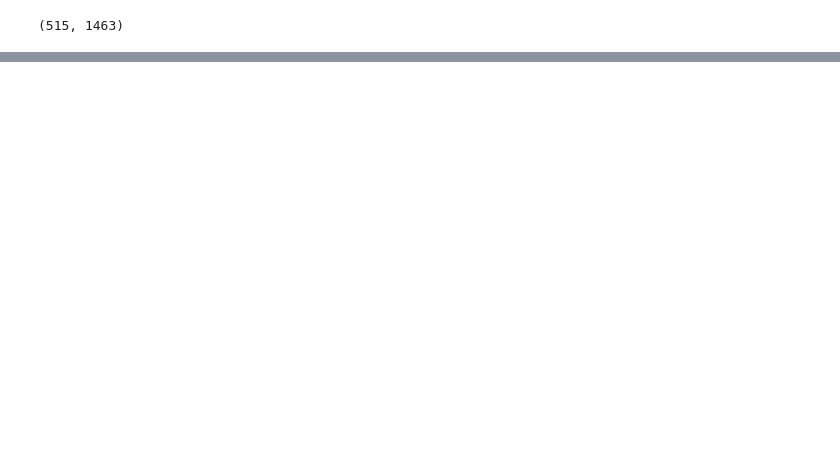
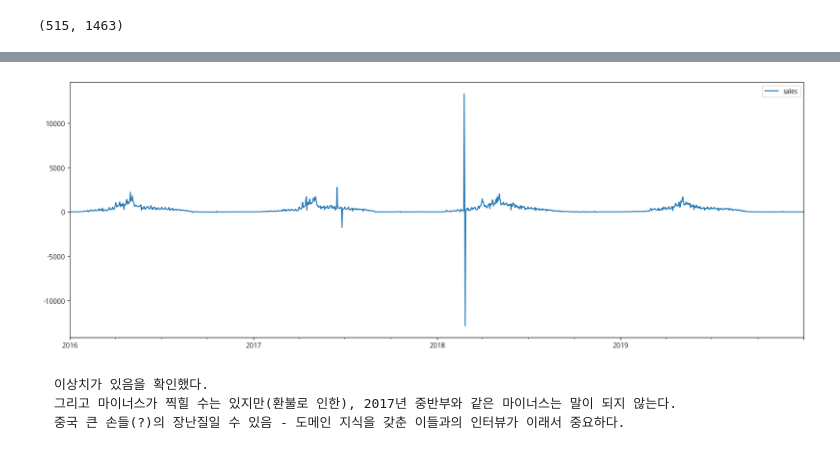
Before and after one commit to RJ-Stony/ML_protfoilo, a Jupyter notebook: 1. 의류 판매량 예측 모델링/1. 의류 판매량 예측 모델링.ipynb, the cells around one changed output, grey strips where cells are left out. Drawn from its saved outputs; the diff is of its cells as text; code cells hidden in the pictures; blank space fills up the shorter version.

Commit message:
add: data preprocessing and exploratory data analysis

```diff
--- a/1. 의류 판매량 예측 모델링/1. 의류 판매량 예측 모델링.ipynb
+++ b/1. 의류 판매량 예측 모델링/1. 의류 판매량 예측 모델링.ipynb
@@ -122,0 +173,3 @@ df.shape
+# %%
+df = pd.read_excel('Data/WEAR_TS_ALL.xlsx')
+df
@@ -122,0 +220,8 @@ df.shape
+# %%
+# 국내와 해외는 특성 차이로 인해 동시에 모델링 불가하기에 국내 데이터만 필터링
+df = df[df['TYPE'] == '국내']
+df.drop('TYPE', axis=1, inplace=True)
+
+# 시즌별 판매량 예측이 목적이기 때문에 Season별로 group by하여 합계 생성
+df = df.groupby('SEASON').sum()
+df
@@ -122,0 +237,7 @@ df.shape
+# %%
+# 날짜별 판매량을 행으로 다루기 위한 전치
+df = df.T
+
+# 현재 Index가 날짜형 Index가 아니기 때문에 날짜형으로 변경
+df.index = pd.to_datetime(df.index)
+df
@@ -122,0 +269,11 @@ df.shape
+# %%
+# 하나의 열로 병합
+df = pd.concat([
+    df[df.index.year == 2016]['16SS'],
+    df[df.index.year == 2017]['17SS'],
+    df[df.index.year == 2018]['18SS'],
+    df[df.index.year == 2019]['19SS']
+])
+
+df = pd.DataFrame(df, columns=['sales'])
+df
@@ -122,0 +294,9 @@ df.shape
+# %%
+df.plot(figsize=(20, 7))
+plt.show()
+# %% [output]
+[figure, added]
+# %% [markdown]
+    이상치가 있음을 확인했다.
+    그리고 마이너스가 찍힐 수는 있지만(환불로 인한), 2017년 중반부와 같은 마이너스는 말이 되지 않는다.
+    중국 큰 손들(?)의 장난질일 수 있음 - 도메인 지식을 갖춘 이들과의 인터뷰가 이래서 중요하다.
```
Also changed, not shown: parts of 27 cells of this notebook.
